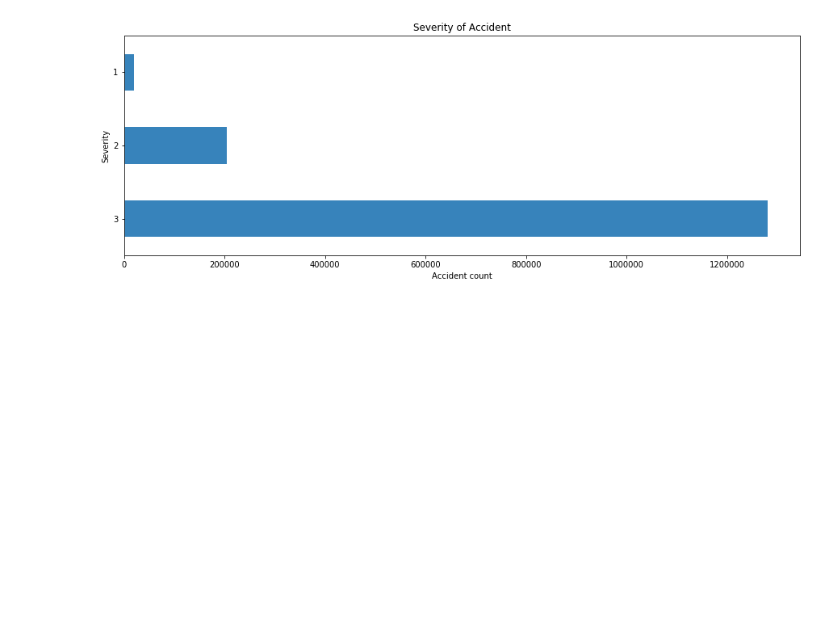
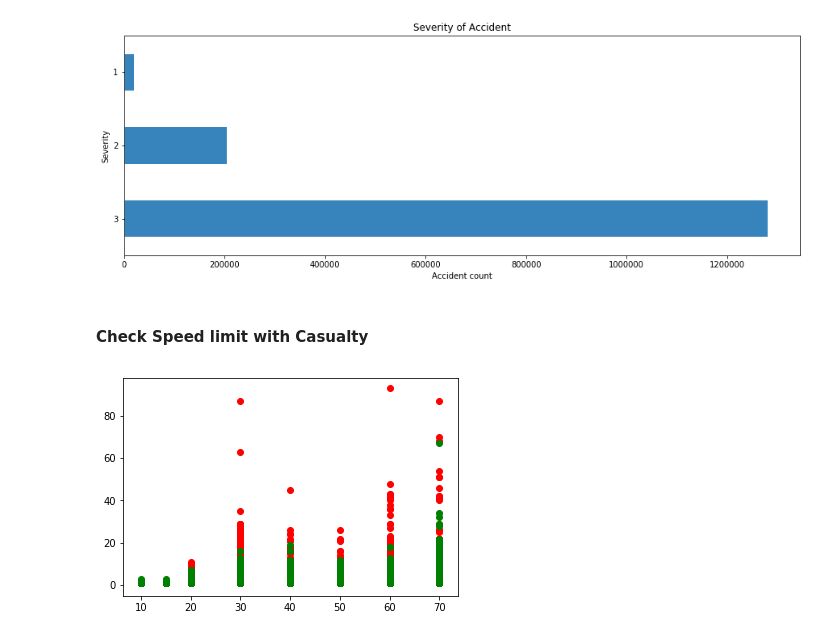
Before and after one commit to ArshadKhurshid/UK-Accident-History, a Jupyter notebook: UKAccident.ipynb, the cells around one changed output. Cells and saved outputs as stored; diff of their text form; code cells hidden in the pictures; blank space fills up the shorter version.

```diff
--- a/UKAccident.ipynb
+++ b/UKAccident.ipynb
@@ -222,3 +222,11 @@ plt.ylabel('Severity')
 plt.show()
 # %% [output]
 [figure]
+# %% [markdown]
+#### Check Speed limit with Casualty
+# %%
+plt.scatter(x=accdnt_All['Speed_limit'],y=accdnt_All['Number_of_Casualties'],data=accdnt_All,c='red')
+plt.scatter(x=accdnt_All['Speed_limit'],y=accdnt_All['Number_of_Vehicles'],data=accdnt_All,c='green')
+plt.show()
+# %% [output]
+[figure, added]
```
Also changed, not shown: parts of 2 cells of this notebook.
